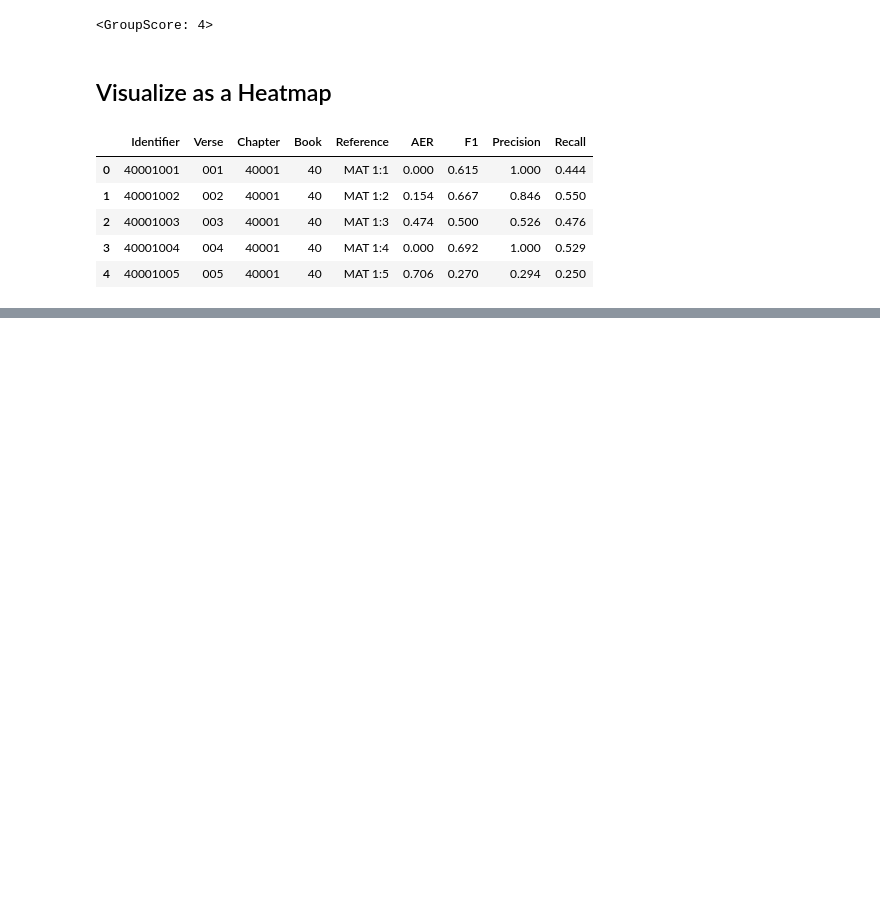
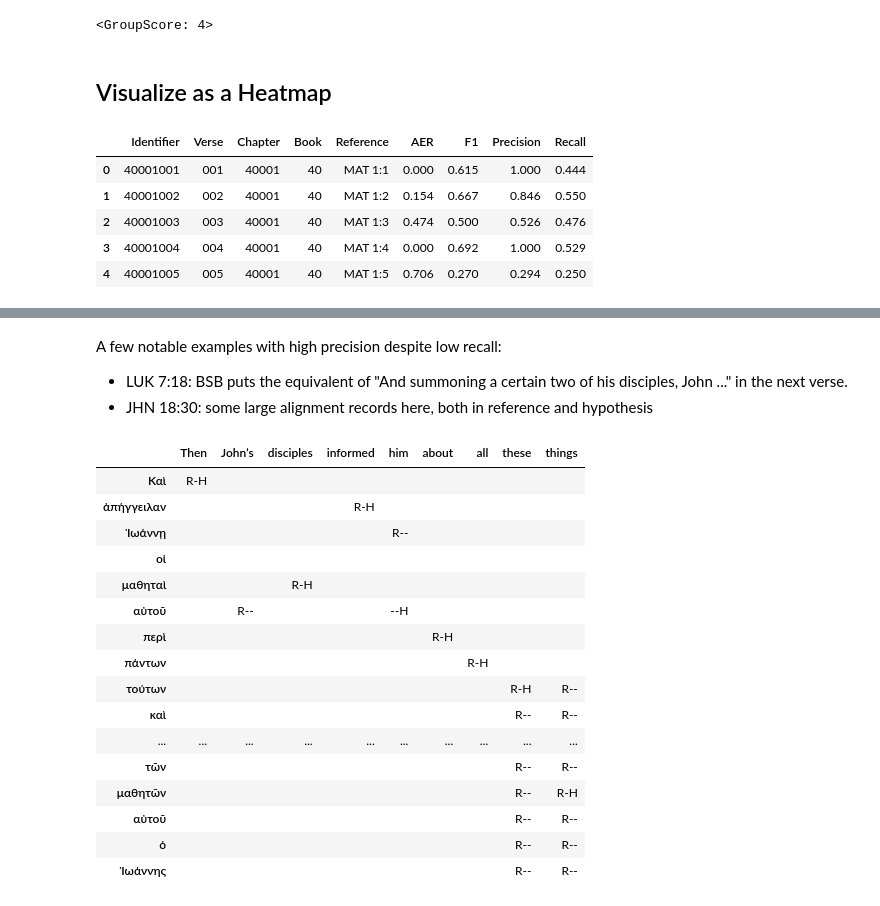
Before and after one commit to Clear-Bible/biblealignlib, a Jupyter notebook: notebooks/36VisualizingScores.ipynb, the cells around one changed output, grey strips where cells are left out. Drawn from its saved outputs; the diff is of its cells as text; code cells hidden in the pictures; blank space fills up the shorter version.

```diff
--- a/notebooks/36VisualizingScores.ipynb
+++ b/notebooks/36VisualizingScores.ipynb
@@ -106,0 +129,25 @@ alt.Chart(lowf1, title="Precision for Low F1 Scores").mark_rect().encode(
+# %% [markdown]
+A few notable examples with high precision despite low recall:
+
+* LUK 7:18: BSB puts the equivalent of "And summoning a certain two of his disciples, John ..." in the next verse.
+* JHN 18:30: some large alignment records here, both in reference and hypothesis
+# %%
+sc.verse_dataframe("42007018")
+# %% [output]
+|  | Then | John’s | disciples | informed | him | about | all | these | things |
+| Καὶ | R-H |  |  |  |  |  |  |  |  |
+| ἀπήγγειλαν |  |  |  | R-H |  |  |  |  |  |
+| Ἰωάννῃ |  |  |  |  | R-- |  |  |  |  |
+| οἱ |  |  |  |  |  |  |  |  |  |
+| μαθηταὶ |  |  | R-H |  |  |  |  |  |  |
+| αὐτοῦ |  | R-- |  |  | --H |  |  |  |  |
+| περὶ |  |  |  |  |  | R-H |  |  |  |
+| πάντων |  |  |  |  |  |  | R-H |  |  |
+| τούτων |  |  |  |  |  |  |  | R-H | R-- |
+| καὶ |  |  |  |  |  |  |  | R-- | R-- |
+| ... | ... | ... | ... | ... | ... | ... | ... | ... | ... |
+| τῶν |  |  |  |  |  |  |  | R-- | R-- |
+| μαθητῶν |  |  |  |  |  |  |  | R-- | R-H |
+| αὐτοῦ |  |  |  |  |  |  |  | R-- | R-- |
+| ὁ |  |  |  |  |  |  |  | R-- | R-- |
+| Ἰωάννης |  |  |  |  |  |  |  | R-- | R-- |
```
Also changed, not shown: parts of 13 cells of this notebook, 4 other files.
